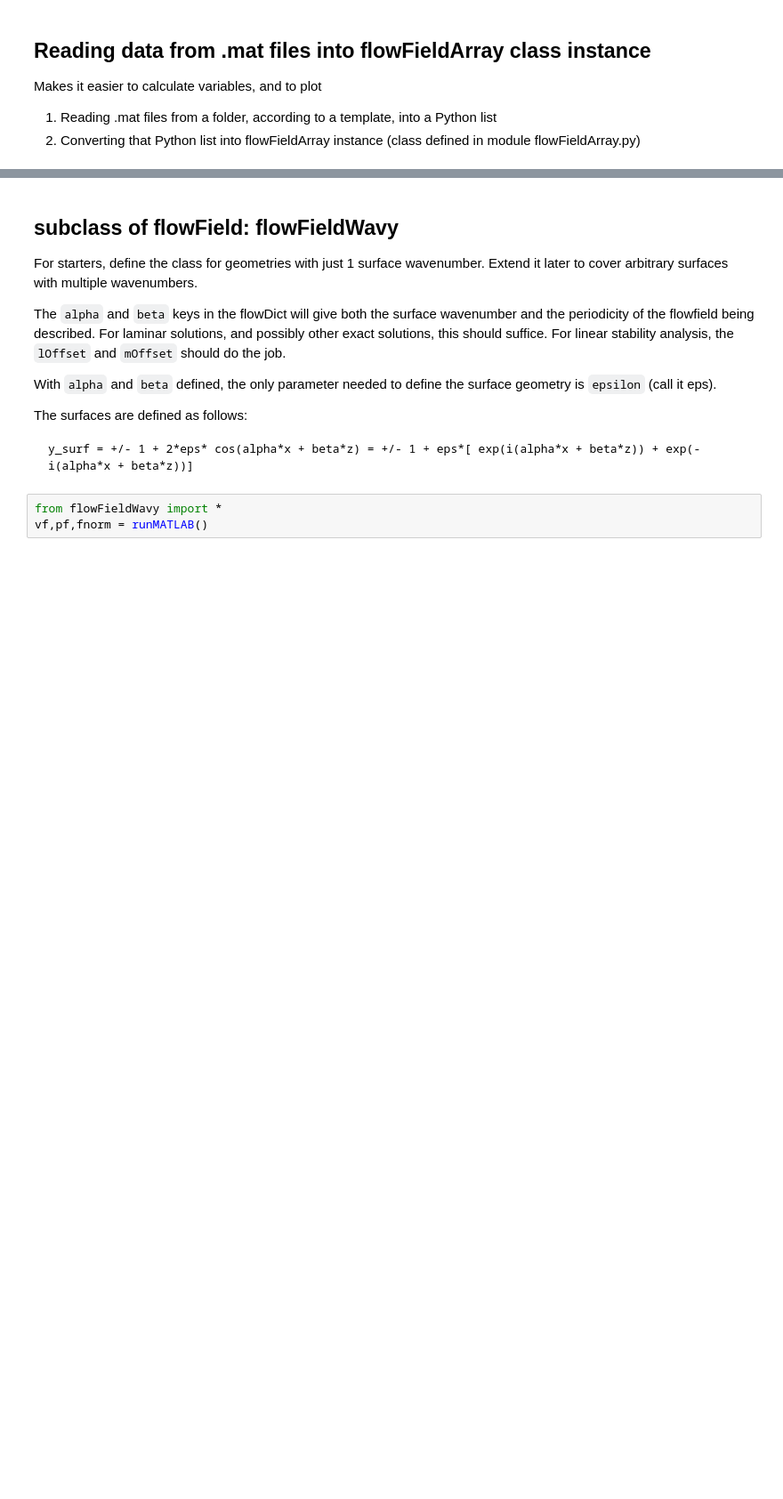
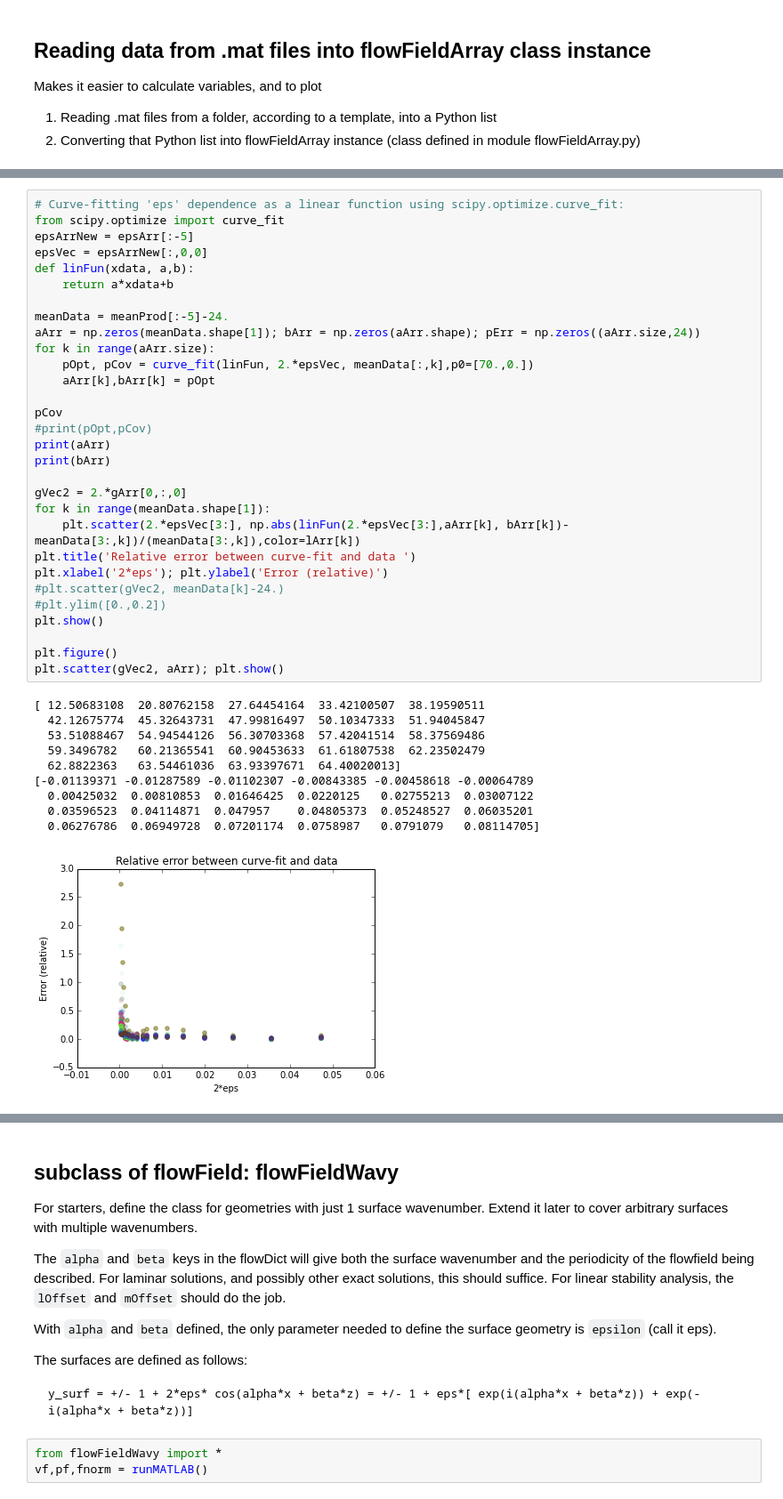
Before and after one commit to saba-vadarevu/Grooved-Channel-Flow, a Jupyter notebook: flowField.ipynb, the cells around one changed output, grey strips where cells are left out. Shown at 89% size. Drawn from its saved outputs; the diff is of its cells as text; blank space fills up the shorter version.

```diff
--- a/flowField.ipynb
+++ b/flowField.ipynb
@@ -1703,0 +410,41 @@ class flowField(np.ndarray):
+# %%
+# Curve-fitting 'eps' dependence as a linear function using scipy.optimize.curve_fit:
+from scipy.optimize import curve_fit
+epsArrNew = epsArr[:-5]
+epsVec = epsArrNew[:,0,0]
+def linFun(xdata, a,b):
+    return a*xdata+b
+
+meanData = meanProd[:-5]-24.
+aArr = np.zeros(meanData.shape[1]); bArr = np.zeros(aArr.shape); pErr = np.zeros((aArr.size,24))
+for k in range(aArr.size):
+    pOpt, pCov = curve_fit(linFun, 2.*epsVec, meanData[:,k],p0=[70.,0.])
+    aArr[k],bArr[k] = pOpt
+
+pCov
+#print(pOpt,pCov)
+print(aArr)
+print(bArr)
+
+gVec2 = 2.*gArr[0,:,0]
+for k in range(meanData.shape[1]):
+    plt.scatter(2.*epsVec[3:], np.abs(linFun(2.*epsVec[3:],aArr[k], bArr[k])-meanData[3:,k])/(meanData[3:,k]),color=lArr[k])
+plt.title('Relative error between curve-fit and data ')
+plt.xlabel('2*eps'); plt.ylabel('Error (relative)')
+#plt.scatter(gVec2, meanData[k]-24.)
+#plt.ylim([0.,0.2])
+plt.show()
+
+plt.figure()
+plt.scatter(gVec2, aArr); plt.show()
+# %% [output]
+[ 12.50683108  20.80762158  27.64454164  33.42100507  38.19590511
+  42.12675774  45.32643731  47.99816497  50.10347333  51.94045847
+  53.51088467  54.94544126  56.30703368  57.42041514  58.37569486
+  59.3496782   60.21365541  60.90453633  61.61807538  62.23502479
+  62.8822363   63.54461036  63.93397671  64.40020013]
+[-0.01139371 -0.01287589 -0.01102307 -0.00843385 -0.00458618 -0.00064789
+  0.00425032  0.00810853  0.01646425  0.0220125   0.02755213  0.03007122
+  0.03596523  0.04114871  0.047957    0.04805373  0.05248527  0.06035201
+  0.06276786  0.06949728  0.07201174  0.0758987   0.0791079   0.08114705]
+[figure, added]
```
Also changed, not shown: parts of 21 cells of this notebook.
